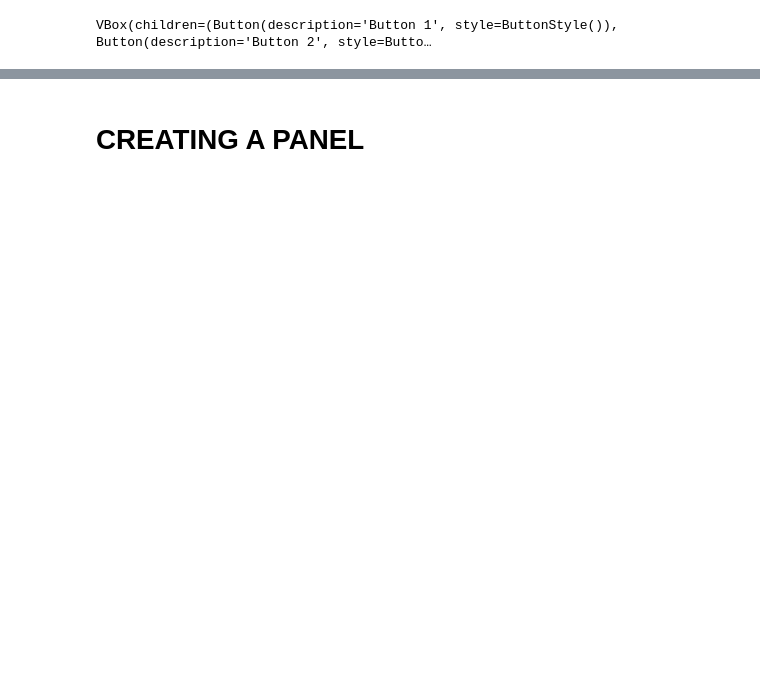
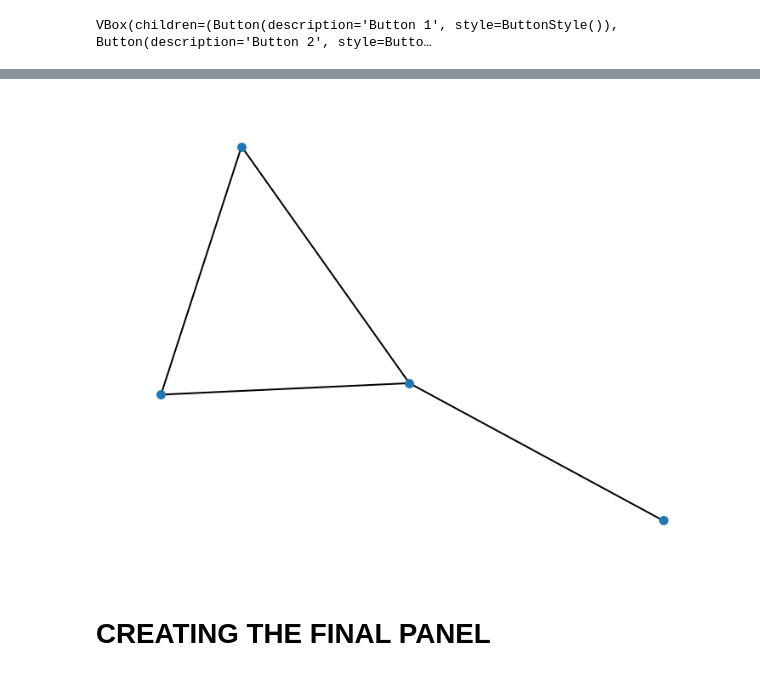
Before and after one commit to Arnau1/GraphAnomaly, a Jupyter notebook: notebook_interactiva.ipynb, the cells around one changed output, grey strips where cells are left out. Saved outputs shown, nothing was run; the diff lists cells and outputs as text; code cells hidden in the pictures; blank space fills up the shorter version.

```diff
--- a/notebook_interactiva.ipynb
+++ b/notebook_interactiva.ipynb
@@ -160,0 +265,22 @@ VBox(children=(Button(description='Button 1', style=ButtonStyle()), Button(descr
+# %%
+import networkx as nx
+import panel as pn
+import matplotlib.pyplot as plt
+
+# Create a NetworkX graph
+G = nx.Graph()
+G.add_nodes_from([1, 2, 3, 4])
+G.add_edges_from([(1, 2), (1, 3), (2, 3), (3, 4)])
+
+# Compute the layout for the graph
+pos = nx.spring_layout(G)
+
+# Create a Matplotlib figure
+fig, ax = plt.subplots()
+
+# Draw the NetworkX graph on the Matplotlib axes
+nx.draw(G, pos, ax=ax, with_labels=False, node_size=20, font_size=12)
+
+# Create a Panel Matplotlib pane from the figure
+pn.Column(pn.pane.Matplotlib(fig))
+# %% [output]
@@ -161,5 +288,6 @@ VBox(children=(Button(description='Button 1', style=ButtonStyle()), Button(descr
+[figure, added]
 # %% [markdown]
-# **CREATING A PANEL**
+# **CREATING THE FINAL PANEL**
 # %%
 import param
 import panel as pn
```
Also changed, not shown: parts of 21 cells of this notebook.
